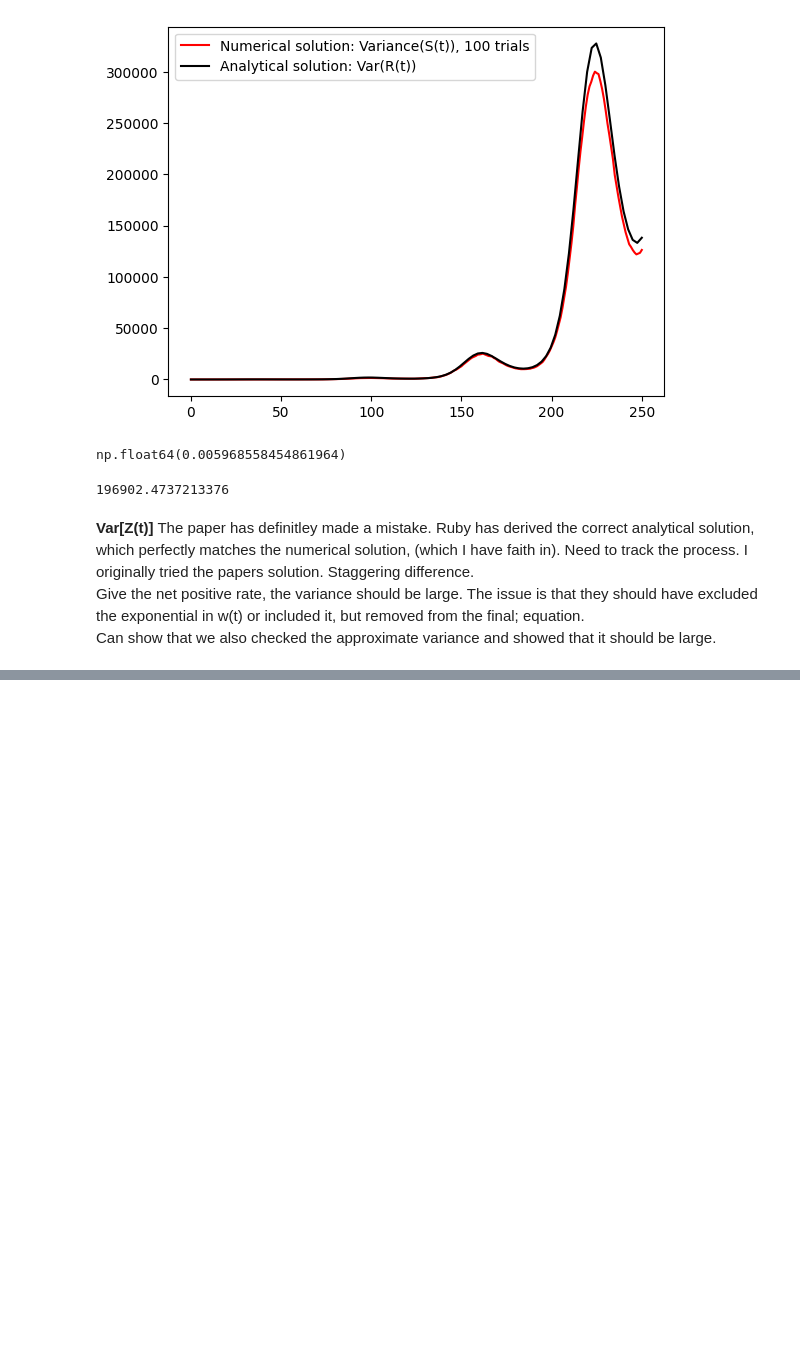
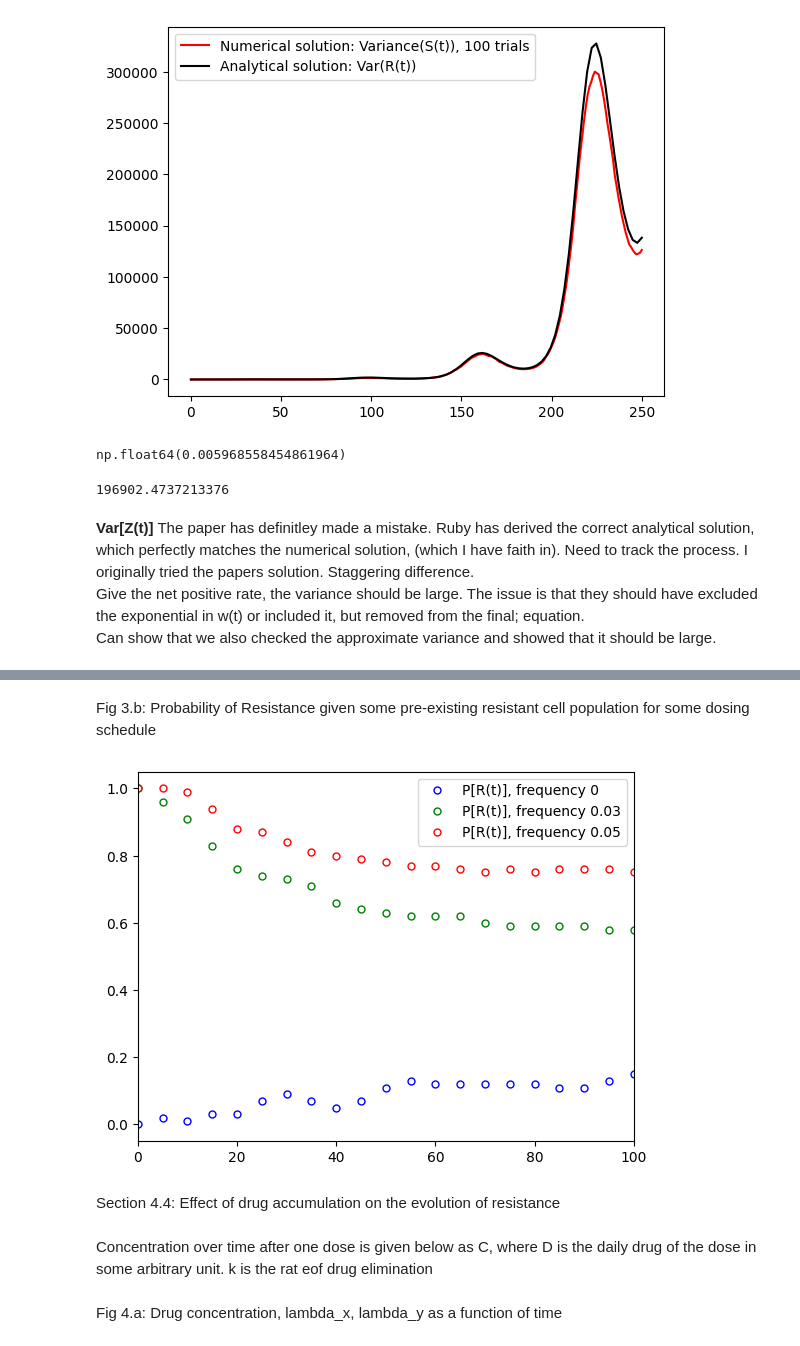
Before and after one commit to colmmcc2000/RSCAM_Group_11, a Jupyter notebook: code_RSCAM.ipynb, the cells around one changed output, grey strips where cells are left out. Saved outputs shown, nothing was run; the diff lists cells and outputs as text; code cells hidden in the pictures; blank space fills up the shorter version.

```diff
--- a/code_RSCAM.ipynb
+++ b/code_RSCAM.ipynb
@@ -421,0 +464,34 @@ Can show that we also checked the approximate variance and showed that it should
+# %% [markdown]
+Fig 3.b: Probability of Resistance given some pre-existing resistant cell population for some dosing schedule
+# %%
+T_max = 100
+M0 = 100 # Not specified, this is an assumption
+beta = 0.5
+u = 1e-3
+cycle = 28
+dosing = 14
+s = 0.03
+N = 100
+
+frequencies = [0, 0.03, 0.05]
+colours = ['blue', 'green', 'red']
+g = zip(frequencies, colours)
+
+for s, cul in g:
+    grid, pop_s, pop_r, prob_r, var_r = mean_pulsed_therapy(N, T_max, M0, rates, beta, u, cycle, dosing, s)
+    plt.plot(grid, prob_r,'o', c = cul, label = f'P[R(t)], frequency {s}',
+              markevery = 5, fillstyle = 'none', markersize = 5 )
+
+#xlim and ylim let us cut the axis rather than have padding on either side. Looks better
+plt.xlim(0, T_max)
+plt.xlim(0, None)
+plt.legend()
+plt.show()
+# %% [output]
+[figure, added]
+# %% [markdown]
+Section 4.4: Effect of drug accumulation on the evolution of resistance
+# %% [markdown]
+Concentration over time after one dose is given below as C, where D is the daily drug of the dose in some arbitrary unit. k is the rat eof drug elimination
+# %% [markdown]
+Fig 4.a: Drug concentration, lambda_x, lambda_y as a function of time
```
Also changed, not shown: parts of 7 cells of this notebook, 1 other file.
